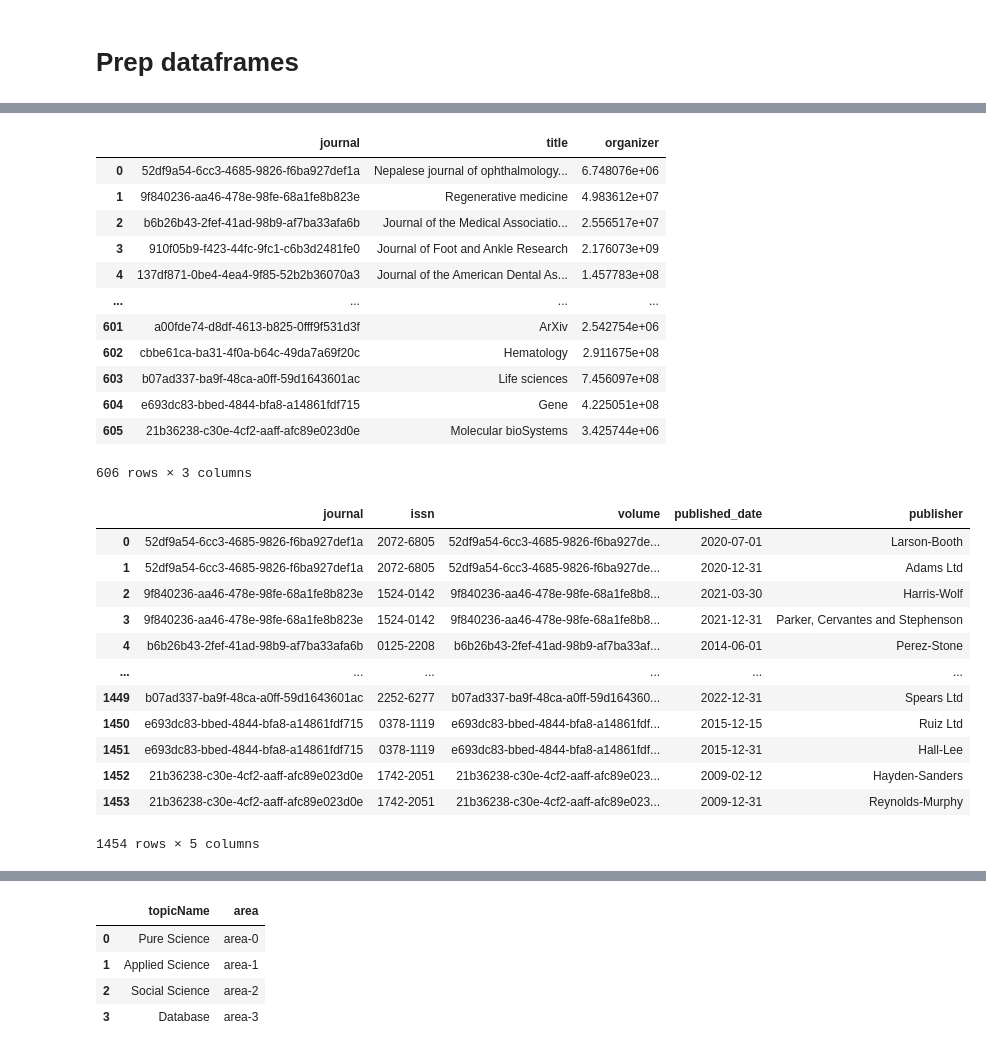
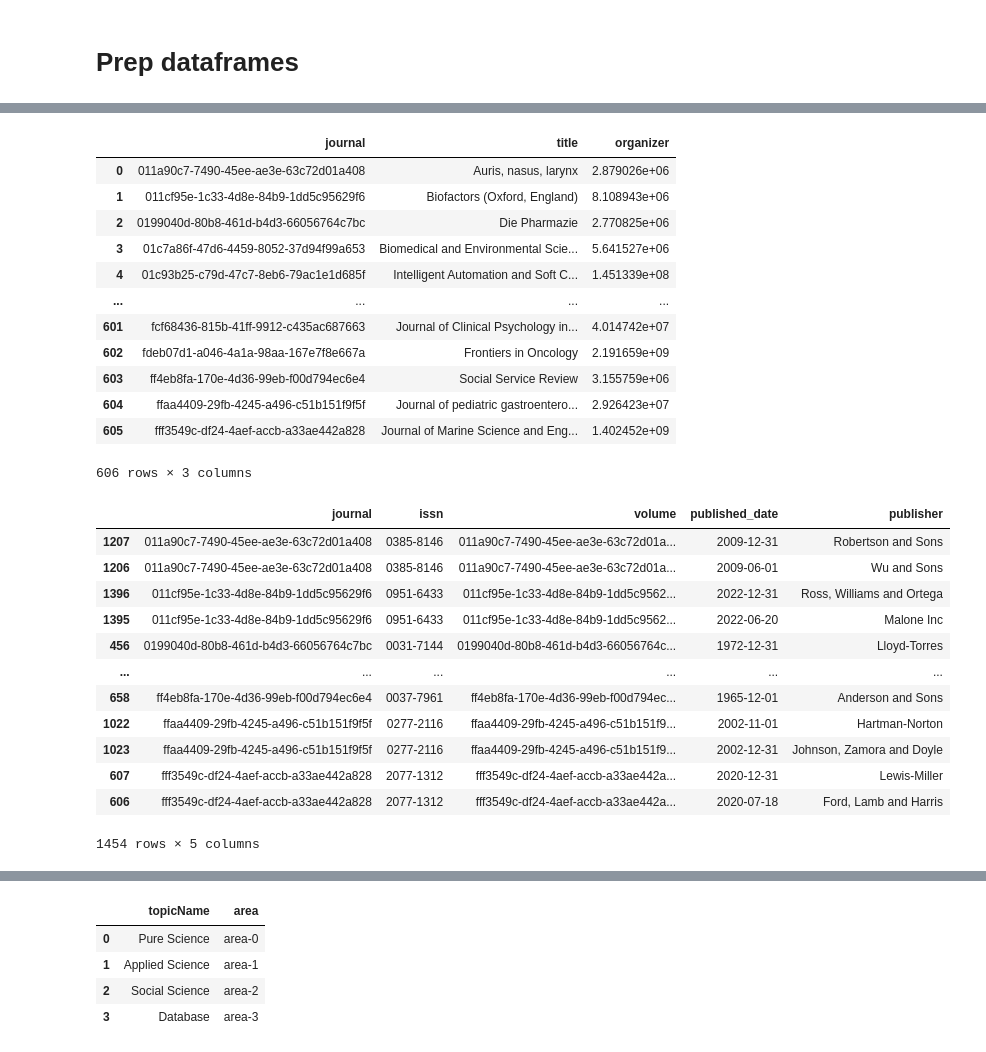
Before and after one commit to AlaaAlmutawa/SDM-Lab3, a Jupyter notebook: code/abox_gen.ipynb, the cells around one changed output, grey strips where cells are left out. Drawn from its saved outputs; the diff is of its cells as text; code cells hidden in the pictures.

```diff
--- a/code/abox_gen.ipynb
+++ b/code/abox_gen.ipynb
@@ -264,52 +276,56 @@ journal=(pd.read_csv('journal.csv').rename(columns={'id':'journal'})
         )
 # Fill in null titles
 titles=journal[['journal','title']].drop_duplicates().reset_index(drop=True)
 titles.loc[titles.title.isna(), 'title']=pd.Series([i for i in 'Journal of '+fake.word() for i in range(len(titles))])
 journal['title']=journal.journal.map(titles.set_index('journal').title.to_dict())
 del titles
 
 # Get published date
 journal=(journal.merge(published[published.venue_type=='Journal']
                   .rename(columns={'venue':'journal','publication':'volume'}))
             .drop(columns=['venue_type'])
 )
 
 # generate more fake fields
 journal['issn']=journal.issn.fillna(pd.Series([fake.ssn() for i in range(len(journal))]))
 journal['publisher']=[fake.company() for i in range(len(journal))]
 journal.drop(columns=['year'], inplace=True)
 
+# If organizer is not an author, make null then order
+journal.loc[~journal.editor.isin(author.author),'editor']=np.nan
+journal.sort_values(['journal','title','editor'], inplace=True)
+
 # Separate journal and volume
 cols=['title','editor']
 volume=journal.copy()
 journal=journal[['journal']+cols].groupby(['journal','title']).head(1).reset_index(drop=True).rename(columns={'editor':'organizer'})
 volume.drop(columns=cols, inplace=True)
 
 display(journal, volume)
 # %% [output]
 |  | journal | title | organizer |
-| 0 | 52df9a54-6cc3-4685-9826-f6ba927def1a | Nepalese journal of ophthalmology... | 6.748076e+06 |
-| 1 | 9f840236-aa46-478e-98fe-68a1fe8b823e | Regenerative medicine | 4.983612e+07 |
-| 2 | b6b26b43-2fef-41ad-98b9-af7ba33afa6b | Journal of the Medical Associatio... | 2.556517e+07 |
-| 3 | 910f05b9-f423-44fc-9fc1-c6b3d2481fe0 | Journal of Foot and Ankle Research | 2.176073e+09 |
-| 4 | 137df871-0be4-4ea4-9f85-52b2b36070a3 | Journal of the American Dental As... | 1.457783e+08 |
+| 0 | 011a90c7-7490-45ee-ae3e-63c72d01a408 | Auris, nasus, larynx | 2.879026e+06 |
+| 1 | 011cf95e-1c33-4d8e-84b9-1dd5c95629f6 | Biofactors (Oxford, England) | 8.108943e+06 |
+| 2 | 0199040d-80b8-461d-b4d3-66056764c7bc | Die Pharmazie | 2.770825e+06 |
+| 3 | 01c7a86f-47d6-4459-8052-37d94f99a653 | Biomedical and Environmental Scie... | 5.641527e+06 |
+| 4 | 01c93b25-c79d-47c7-8eb6-79ac1e1d685f | Intelligent Automation and Soft C... | 1.451339e+08 |
 | ... | ... | ... | ... |
-| 601 | a00fde74-d8df-4613-b825-0fff9f531d3f | ArXiv | 2.542754e+06 |
-| 602 | cbbe61ca-ba31-4f0a-b64c-49da7a69f20c | Hematology | 2.911675e+08 |
-| 603 | b07ad337-ba9f-48ca-a0ff-59d1643601ac | Life sciences | 7.456097e+08 |
-| 604 | e693dc83-bbed-4844-bfa8-a14861fdf715 | Gene | 4.225051e+08 |
-| 605 | 21b36238-c30e-4cf2-aaff-afc89e023d0e | Molecular bioSystems | 3.425744e+06 |
+| 601 | fcf68436-815b-41ff-9912-c435ac687663 | Journal of Clinical Psychology in... | 4.014742e+07 |
+| 602 | fdeb07d1-a046-4a1a-98aa-167e7f8e667a | Frontiers in Oncology | 2.191659e+09 |
+| 603 | ff4eb8fa-170e-4d36-99eb-f00d794ec6e4 | Social Service Review | 3.155759e+06 |
+| 604 | ffaa4409-29fb-4245-a496-c51b151f9f5f | Journal of pediatric gastroentero... | 2.926423e+07 |
+| 605 | fff3549c-df24-4aef-accb-a33ae442a828 | Journal of Marine Science and Eng... | 1.402452e+09 |
 606 rows × 3 columns
 |  | journal | issn | volume | published_date | publisher |
-| 0 | 52df9a54-6cc3-4685-9826-f6ba927def1a | 2072-6805 | 52df9a54-6cc3-4685-9826-f6ba927de... | 2020-07-01 | Larson-Booth |
-| 1 | 52df9a54-6cc3-4685-9826-f6ba927def1a | 2072-6805 | 52df9a54-6cc3-4685-9826-f6ba927de... | 2020-12-31 | Adams Ltd |
-| 2 | 9f840236-aa46-478e-98fe-68a1fe8b823e | 1524-0142 | 9f840236-aa46-478e-98fe-68a1fe8b8... | 2021-03-30 | Harris-Wolf |
-| 3 | 9f840236-aa46-478e-98fe-68a1fe8b823e | 1524-0142 | 9f840236-aa46-478e-98fe-68a1fe8b8... | 2021-12-31 | Parker, Cervantes and Stephenson |
-| 4 | b6b26b43-2fef-41ad-98b9-af7ba33afa6b | 0125-2208 | b6b26b43-2fef-41ad-98b9-af7ba33af... | 2014-06-01 | Perez-Stone |
+| 1207 | 011a90c7-7490-45ee-ae3e-63c72d01a408 | 0385-8146 | 011a90c7-7490-45ee-ae3e-63c72d01a... | 2009-12-31 | Robertson and Sons |
+| 1206 | 011a90c7-7490-45ee-ae3e-63c72d01a408 | 0385-8146 | 011a90c7-7490-45ee-ae3e-63c72d01a... | 2009-06-01 | Wu and Sons |
+| 1396 | 011cf95e-1c33-4d8e-84b9-1dd5c95629f6 | 0951-6433 | 011cf95e-1c33-4d8e-84b9-1dd5c9562... | 2022-12-31 | Ross, Williams and Ortega |
+| 1395 | 011cf95e-1c33-4d8e-84b9-1dd5c95629f6 | 0951-6433 | 011cf95e-1c33-4d8e-84b9-1dd5c9562... | 2022-06-20 | Malone Inc |
+| 456 | 0199040d-80b8-461d-b4d3-66056764c7bc | 0031-7144 | 0199040d-80b8-461d-b4d3-66056764c... | 1972-12-31 | Lloyd-Torres |
 | ... | ... | ... | ... | ... | ... |
-| 1449 | b07ad337-ba9f-48ca-a0ff-59d1643601ac | 2252-6277 | b07ad337-ba9f-48ca-a0ff-59d164360... | 2022-12-31 | Spears Ltd |
-| 1450 | e693dc83-bbed-4844-bfa8-a14861fdf715 | 0378-1119 | e693dc83-bbed-4844-bfa8-a14861fdf... | 2015-12-15 | Ruiz Ltd |
-| 1451 | e693dc83-bbed-4844-bfa8-a14861fdf715 | 0378-1119 | e693dc83-bbed-4844-bfa8-a14861fdf... | 2015-12-31 | Hall-Lee |
-| 1452 | 21b36238-c30e-4cf2-aaff-afc89e023d0e | 1742-2051 | 21b36238-c30e-4cf2-aaff-afc89e023... | 2009-02-12 | Hayden-Sanders |
-| 1453 | 21b36238-c30e-4cf2-aaff-afc89e023d0e | 1742-2051 | 21b36238-c30e-4cf2-aaff-afc89e023... | 2009-12-31 | Reynolds-Murphy |
+| 658 | ff4eb8fa-170e-4d36-99eb-f00d794ec6e4 | 0037-7961 | ff4eb8fa-170e-4d36-99eb-f00d794ec... | 1965-12-01 | Anderson and Sons |
+| 1022 | ffaa4409-29fb-4245-a496-c51b151f9f5f | 0277-2116 | ffaa4409-29fb-4245-a496-c51b151f9... | 2002-11-01 | Hartman-Norton |
+| 1023 | ffaa4409-29fb-4245-a496-c51b151f9f5f | 0277-2116 | ffaa4409-29fb-4245-a496-c51b151f9... | 2002-12-31 | Johnson, Zamora and Doyle |
+| 607 | fff3549c-df24-4aef-accb-a33ae442a828 | 2077-1312 | fff3549c-df24-4aef-accb-a33ae442a... | 2020-12-31 | Lewis-Miller |
+| 606 | fff3549c-df24-4aef-accb-a33ae442a828 | 2077-1312 | fff3549c-df24-4aef-accb-a33ae442a... | 2020-07-18 | Ford, Lamb and Harris |
 1454 rows × 5 columns
```
Also changed, not shown: parts of 17 cells of this notebook, 1 other file.
